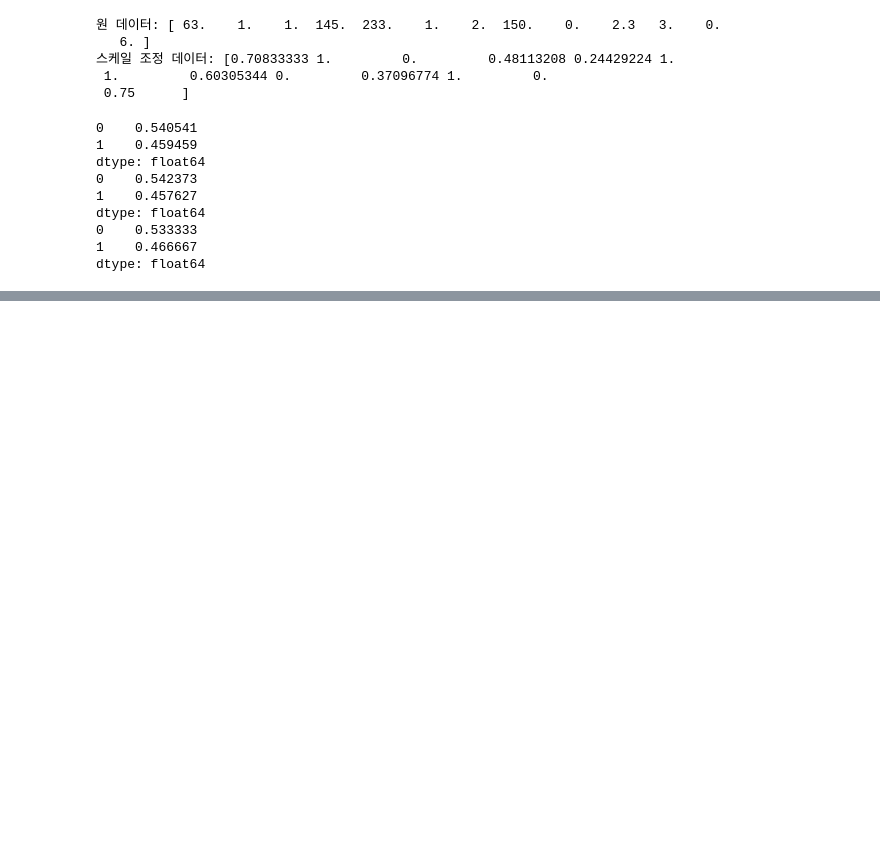
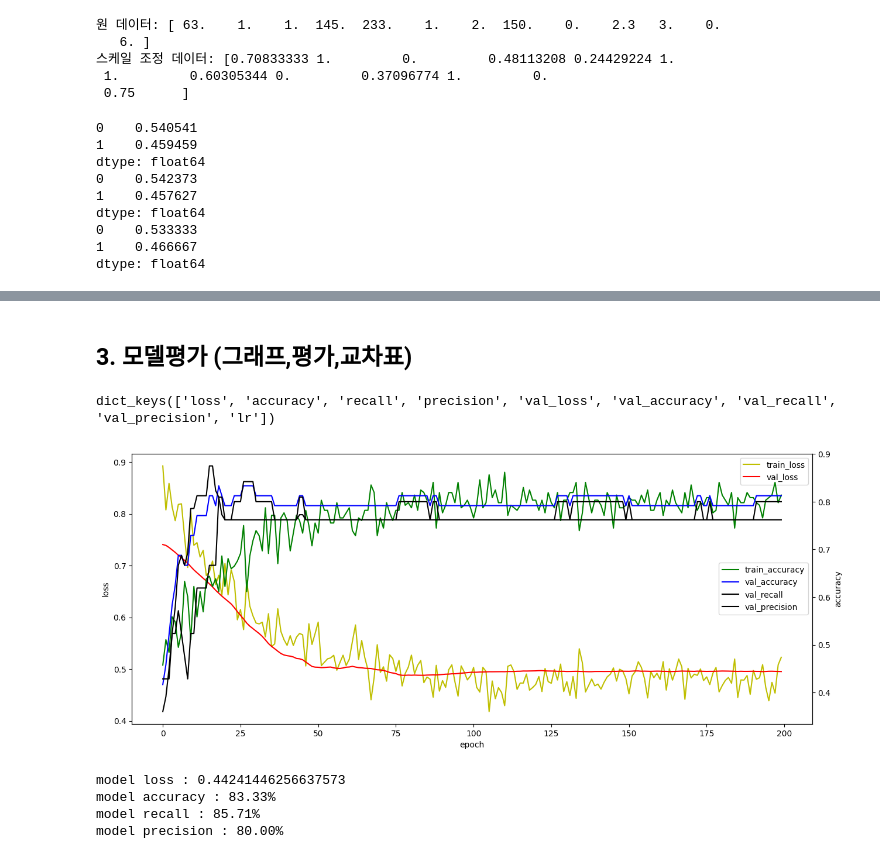
Before and after one commit to zardness/Sang, a Jupyter notebook: source/05_DeepLearning/06_심장병발병예측(로지스틱회귀,분류).ipynb, the cells around one changed output, grey strips where cells are left out. Saved outputs shown, nothing was run; the diff lists cells and outputs as text; code cells hidden in the pictures; blank space fills up the shorter version.

```diff
--- a/source/05_DeepLearning/06_심장병발병예측(로지스틱회귀,분류).ipynb
+++ b/source/05_DeepLearning/06_심장병발병예측(로지스틱회귀,분류).ipynb
@@ -169,7 +212,7 @@ Name: heartDisease, dtype: float64
 # %%
 # X,y분리 -> X변수의 scale조정
 X = df.iloc[:,:-1].values # 맨마지막 열을 제외한 부분을 numpy배열
-y = df.iloc[:,-1:].values # 2차원 numpy 배열
+y = df.iloc[:,-1:].to_numpy() # 2차원 numpy 배열
 X.shape, y.shape
 # %% [output]
 ((296, 13), (296, 1))
@@ -212,0 +306,9 @@ dtype: float64
+# %%
+# 학습과정 설정
+from tensorflow.keras.metrics import Recall,Precision,Accuracy
+from tensorflow.keras.optimizers import Adam
+model.compile(loss = 'binary_crossentropy',
+             optimizer = 'adam',
+             metrics = ['accuracy',#Accuracy(name='accuracy')
+                        Recall(name='recall'),        # 재현을(실제값 중심=1을 얼마나 잘 예측했는지)
+                        Precision(name='precision')]) # 정밀도(예측값 중심=1 이라고 예측한것중 얼마나)
@@ -212,0 +339,17 @@ dtype: float64
+# %%
+# callback설정
+# ReduceLROnPlateau : 성능이 정체되면 학습률(Learnig_rate)을 낮춰서 세밀하게 탐색
+from tensorflow.keras.callbacks import ReduceLROnPlateau
+reduce_lr = ReduceLROnPlateau(monitor='val_loss',
+                              factor=0.5, #학습률을 원학습률의 절반으로
+                              patience=7, #7번 연속 개선이 없으면
+                              min_lr=1e-6 #학습률의 최소값10의 -6승이하로는 안내려가게
+                             )
+# %%
+# 학습
+hist = model.fit(X_train,y_train,
+                 epochs=200,
+                 validation_split=0.2, # 학습데이터에서 20%를 검증데이터로사용
+                 class_weight=class_weight_dict, # loss계산시 얼마나 더 중요하게 취급될지의 가중치
+                 callbacks=[reduce_lr],
+                 verbose=2)
@@ -212,0 +374,37 @@ dtype: float64
+# %% [markdown]
+## 3. 모델평가 (그래프,평가,교차표)
+# %%
+hist.history.keys()
+# %% [output]
+dict_keys(['loss', 'accuracy', 'recall', 'precision', 'val_loss', 'val_accuracy', 'val_recall', 'val_precision', 'lr'])
+# %%
+fig, loss_ax = plt.subplots(figsize=(15,6))
+loss_ax.plot(hist.history['loss'],'y',label='train_loss')
+loss_ax.plot(hist.history['val_loss'],'r',label='val_loss')
+acc_ax = loss_ax.twinx()
+acc_ax.plot(hist.history['accuracy'],'g',label='train_accuracy')
+acc_ax.plot(hist.history['val_accuracy'],'b',label='val_accuracy')
+acc_ax.plot(hist.history['val_recall'],'k',label='val_recall')
+acc_ax.plot(hist.history['val_precision'],'k',label='val_precision')
+
+acc_ax.set_ylabel('accuracy')
+loss_ax.set_xlabel('epoch')
+loss_ax.set_ylabel('loss')
+loss_ax.legend(loc='upper right')
+acc_ax.legend(loc='center right')
+
+plt.show()
+# %% [output]
+[figure, added]
+# %%
+# 평가
+score = model.evaluate(X_test,y_test,verbose=0)
+print(f'model loss : {score[0]}')
+print(f'model accuracy : {score[1]*100:.2f}%')
+print(f'model recall : {score[2]*100:.2f}%')
+print(f'model precision : {score[3]*100:.2f}%')
+# %% [output]
+model loss : 0.44241446256637573
+model accuracy : 83.33%
+model recall : 85.71%
+model precision : 80.00%
```
Also changed, not shown: parts of 32 cells of this notebook, 2 other files.
